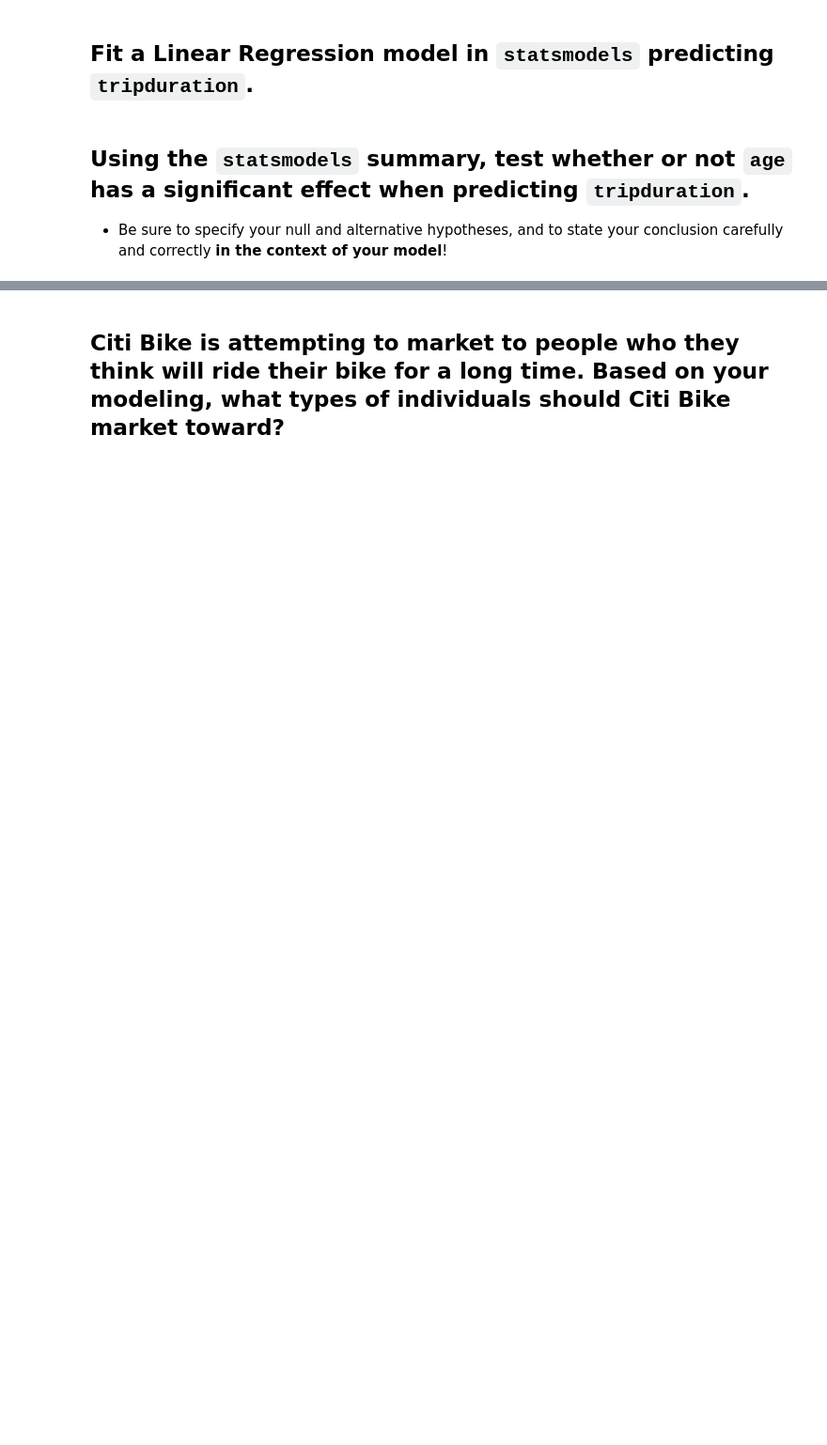
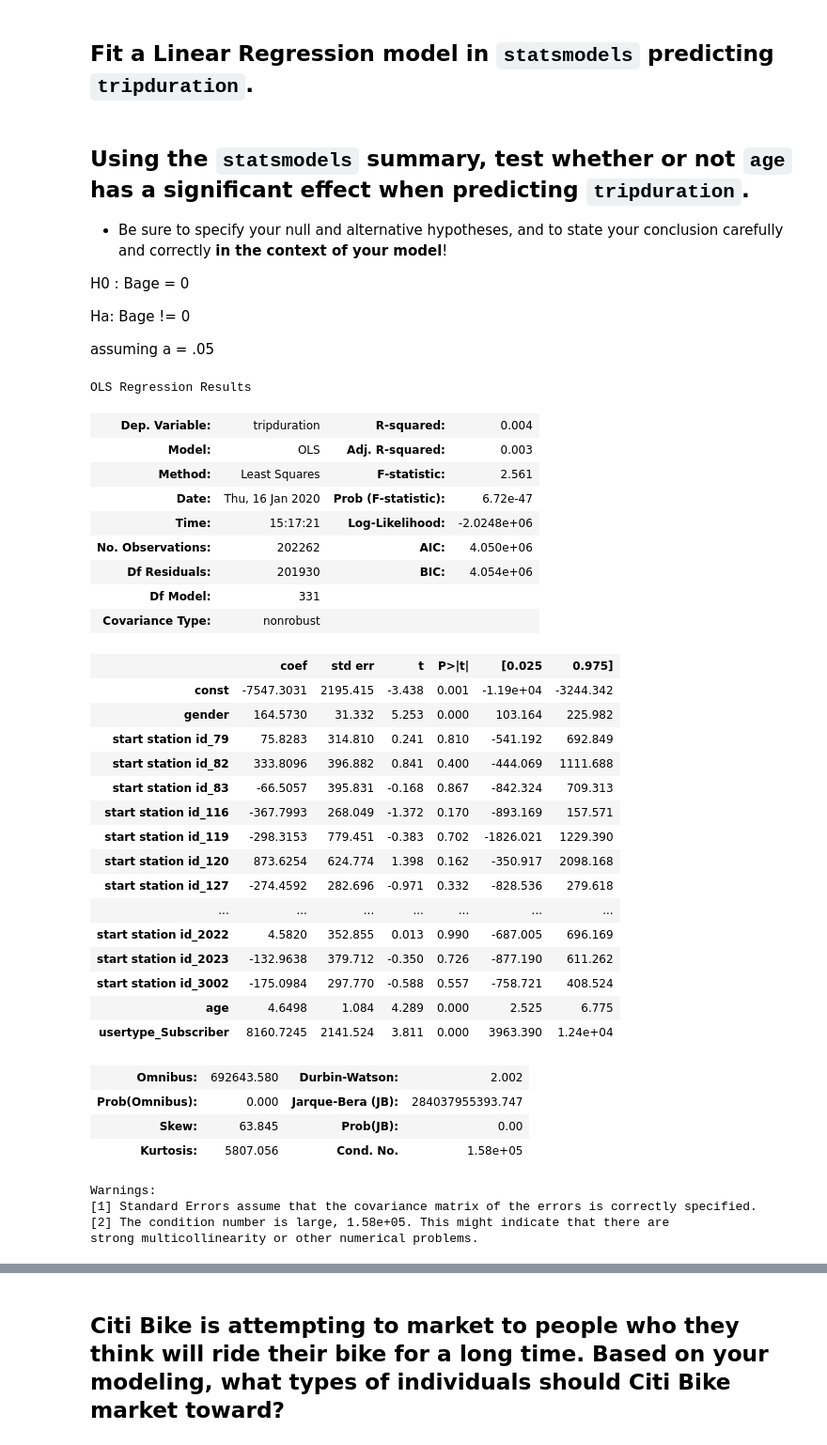
Before and after one commit to varunganti33/Regression-and-Validation, a Jupyter notebook: starter-code.ipynb, the cells around one changed output, grey strips where cells are left out. Shown: that part at 94% size. Drawn from its saved outputs; the diff is of its cells as text; code cells hidden in the pictures; blank space fills up the shorter version.

```diff
--- a/starter-code.ipynb
+++ b/starter-code.ipynb
@@ -60,5 +295,55 @@ Look at some evaluation metrics for **both** the training and test data.
 # %% [markdown]
 ## Fit a Linear Regression model in `statsmodels` predicting `tripduration`.
+# %%
+X_train = sm.add_constant(X_train)
+# %%
+model_stats = sm.OLS(y_train, X_train).fit()
 # %% [markdown]
 ## Using the `statsmodels` summary, test whether or not `age` has a significant effect when predicting `tripduration`.
 - Be sure to specify your null and alternative hypotheses, and to state your conclusion carefully and correctly **in the context of your model**!
+
+
+
+H0 : Bage = 0
+
+Ha: Bage != 0
+
+
+assuming a  = .05
+# %%
+model_stats.summary()
+# %% [output]
+OLS Regression Results
+| Dep. Variable: | tripduration | R-squared: | 0.004 |
+| Model: | OLS | Adj. R-squared: | 0.003 |
+| Method: | Least Squares | F-statistic: | 2.561 |
+| Date: | Thu, 16 Jan 2020 | Prob (F-statistic): | 6.72e-47 |
+| Time: | 15:17:21 | Log-Likelihood: | -2.0248e+06 |
+| No. Observations: | 202262 | AIC: | 4.050e+06 |
+| Df Residuals: | 201930 | BIC: | 4.054e+06 |
+| Df Model: | 331 |  |  |
+| Covariance Type: | nonrobust |  |  |
+|  | coef | std err | t | P>|t| | [0.025 | 0.975] |
+| const | -7547.3031 | 2195.415 | -3.438 | 0.001 | -1.19e+04 | -3244.342 |
+| gender | 164.5730 | 31.332 | 5.253 | 0.000 | 103.164 | 225.982 |
+| start station id_79 | 75.8283 | 314.810 | 0.241 | 0.810 | -541.192 | 692.849 |
+| start station id_82 | 333.8096 | 396.882 | 0.841 | 0.400 | -444.069 | 1111.688 |
+| start station id_83 | -66.5057 | 395.831 | -0.168 | 0.867 | -842.324 | 709.313 |
+| start station id_116 | -367.7993 | 268.049 | -1.372 | 0.170 | -893.169 | 157.571 |
+| start station id_119 | -298.3153 | 779.451 | -0.383 | 0.702 | -1826.021 | 1229.390 |
+| start station id_120 | 873.6254 | 624.774 | 1.398 | 0.162 | -350.917 | 2098.168 |
+| start station id_127 | -274.4592 | 282.696 | -0.971 | 0.332 | -828.536 | 279.618 |
+| ... | ... | ... | ... | ... | ... | ... |
+| start station id_2022 | 4.5820 | 352.855 | 0.013 | 0.990 | -687.005 | 696.169 |
+| start station id_2023 | -132.9638 | 379.712 | -0.350 | 0.726 | -877.190 | 611.262 |
+| start station id_3002 | -175.0984 | 297.770 | -0.588 | 0.557 | -758.721 | 408.524 |
+| age | 4.6498 | 1.084 | 4.289 | 0.000 | 2.525 | 6.775 |
+| usertype_Subscriber | 8160.7245 | 2141.524 | 3.811 | 0.000 | 3963.390 | 1.24e+04 |
+| Omnibus: | 692643.580 | Durbin-Watson: | 2.002 |
+| Prob(Omnibus): | 0.000 | Jarque-Bera (JB): | 284037955393.747 |
+| Skew: | 63.845 | Prob(JB): | 0.00 |
+| Kurtosis: | 5807.056 | Cond. No. | 1.58e+05 |
+Warnings:
+[1] Standard Errors assume that the covariance matrix of the errors is correctly specified.
+[2] The condition number is large, 1.58e+05. This might indicate that there are
+strong multicollinearity or other numerical problems.
```
Also changed, not shown: parts of 30 cells of this notebook, 1 other file.
